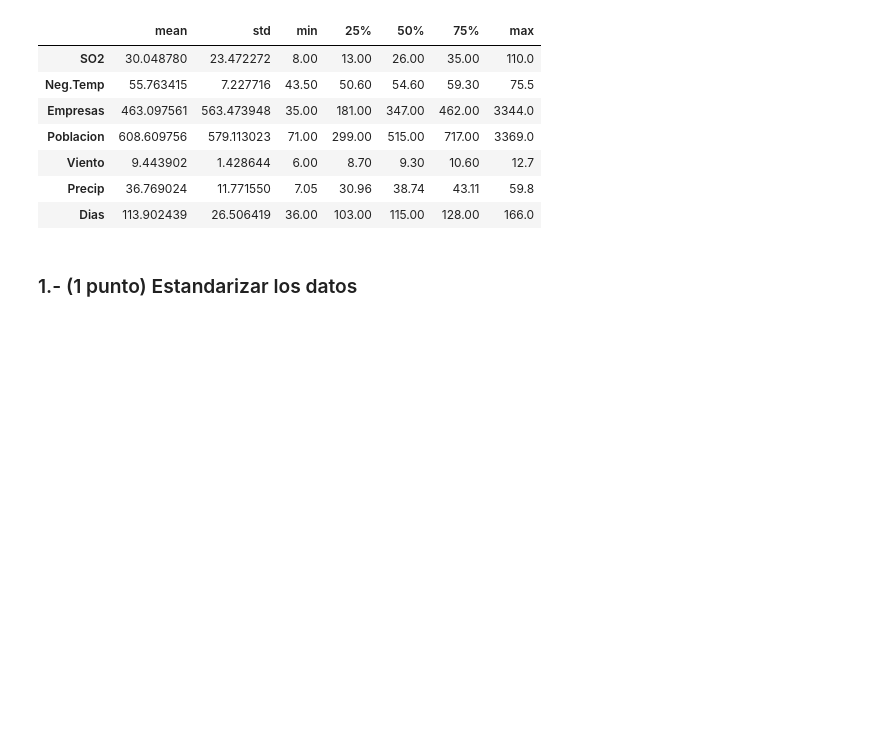
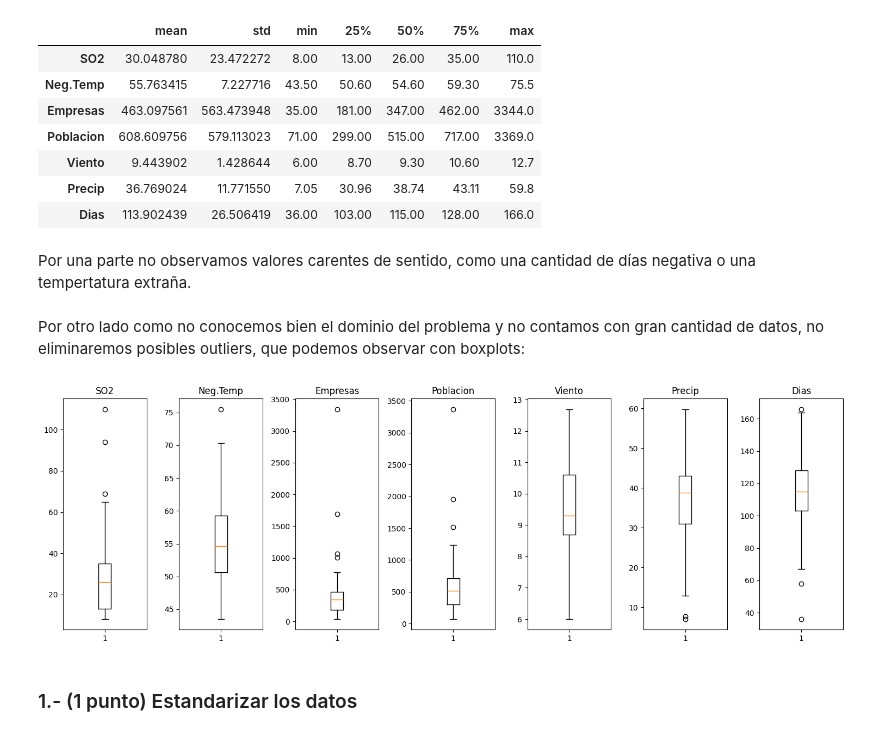
Before and after one commit to Alf-caput/P1_MineriaDeDatos, a Jupyter notebook: P3_ReduccionDimensionalidad/P3_ReduccionDimensionalidad.ipynb, the cells around one changed output. Cells and saved outputs as stored; diff of their text form; code cells hidden in the pictures; blank space fills up the shorter version.

```diff
--- a/P3_ReduccionDimensionalidad/P3_ReduccionDimensionalidad.ipynb
+++ b/P3_ReduccionDimensionalidad/P3_ReduccionDimensionalidad.ipynb
@@ -109,6 +112,26 @@ df.describe().drop('count').T
 | Viento | 9.443902 | 1.428644 | 6.00 | 8.70 | 9.30 | 10.60 | 12.7 |
 | Precip | 36.769024 | 11.771550 | 7.05 | 30.96 | 38.74 | 43.11 | 59.8 |
 | Dias | 113.902439 | 26.506419 | 36.00 | 103.00 | 115.00 | 128.00 | 166.0 |
+# %% [markdown]
+Por una parte no observamos valores carentes de sentido, como una cantidad de días negativa o una tempertatura extraña.
+# %% [markdown]
+Por otro lado como no conocemos bien el dominio del problema y no contamos con gran cantidad de datos, no eliminaremos posibles outliers, que podemos observar con boxplots:
+# %%
+# Crear subplots
+fig, axs = plt.subplots(nrows=1, ncols=len(df.columns), figsize=(15, 5))
+
+# Iterar sobre cada columna y crear un boxplot
+for i, columna in enumerate(df.columns):
+    axs[i].boxplot(df[columna])
+    axs[i].set_title(columna)
+
+# Ajustar el diseño
+plt.tight_layout()
+
+# Mostrar el gráfico
+plt.show()
+# %% [output]
+[figure, added]
 # %% [markdown]
 ### 1.- (1 punto) Estandarizar los datos
 # %% [markdown]
```
Also changed, not shown: parts of 22 cells of this notebook, 1 other file.
